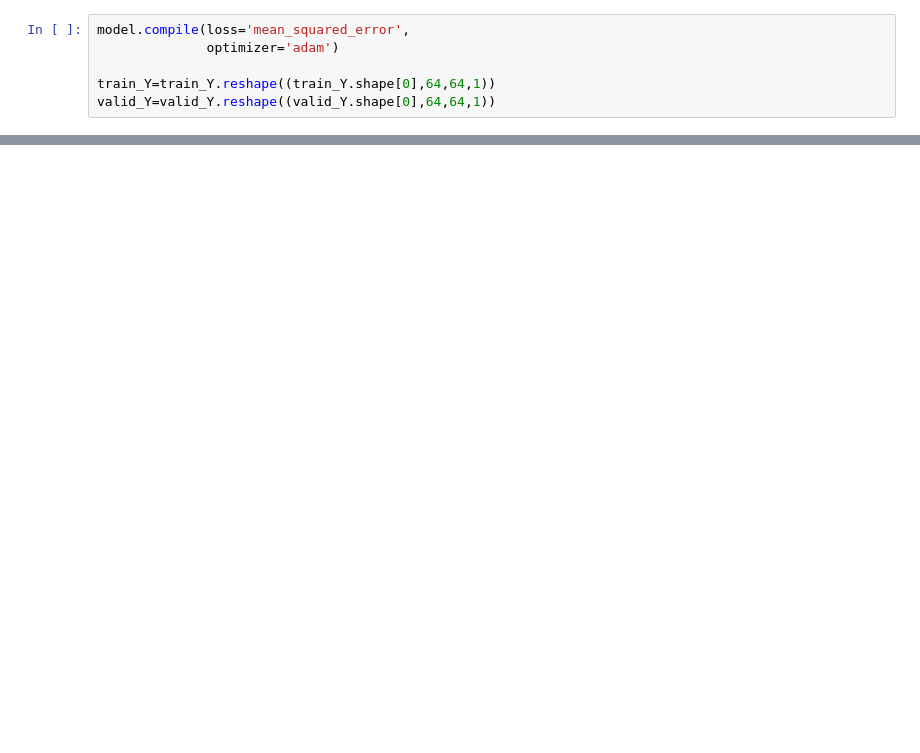
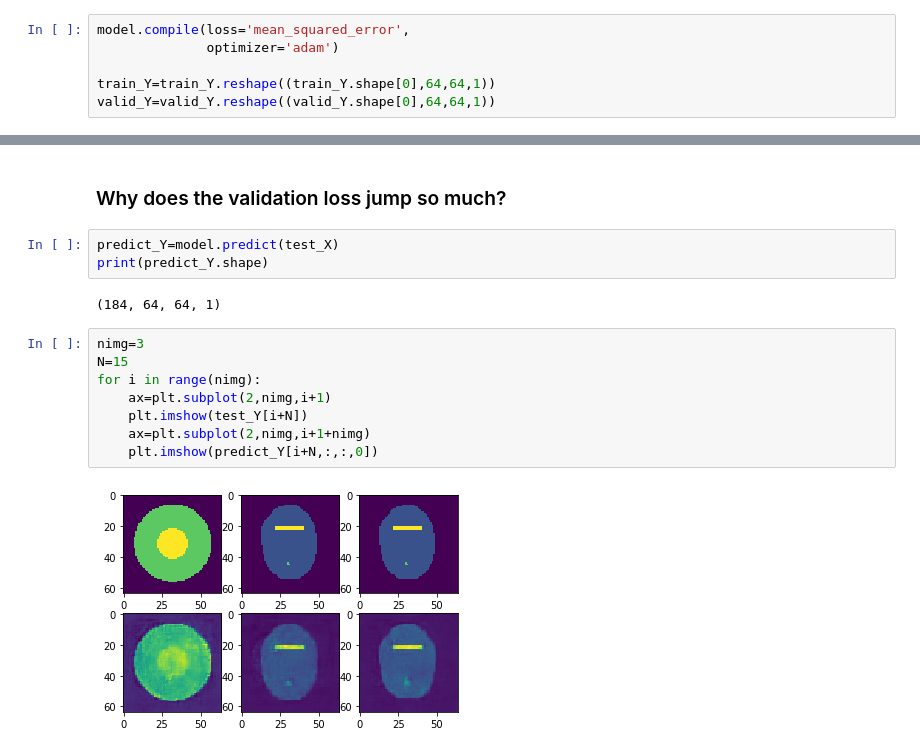
Before and after one commit to thayermldac/mre, a Jupyter notebook: modelfit_CNN_antoencoder.ipynb, the cells around one changed output, grey strips where cells are left out. Cells and saved outputs as stored; diff of their text form; blank space fills up the shorter version.

```diff
--- a/modelfit_CNN_antoencoder.ipynb
+++ b/modelfit_CNN_antoencoder.ipynb
@@ -609,0 +636,17 @@ ValueError: Error when checking target: expected leaky_re_lu_51 to have shape (N
+# %% [markdown]
+### Why does the validation loss jump so much?
+# %%
+predict_Y=model.predict(test_X)
+print(predict_Y.shape)
+# %% [output]
+(184, 64, 64, 1)
+# %%
+nimg=3
+N=15
+for i in range(nimg):
+    ax=plt.subplot(2,nimg,i+1)
+    plt.imshow(test_Y[i+N])
+    ax=plt.subplot(2,nimg,i+1+nimg)
+    plt.imshow(predict_Y[i+N,:,:,0])
+# %% [output]
+[figure, added]
```
Also changed, not shown: parts of 12 cells of this notebook, 1 other file.
